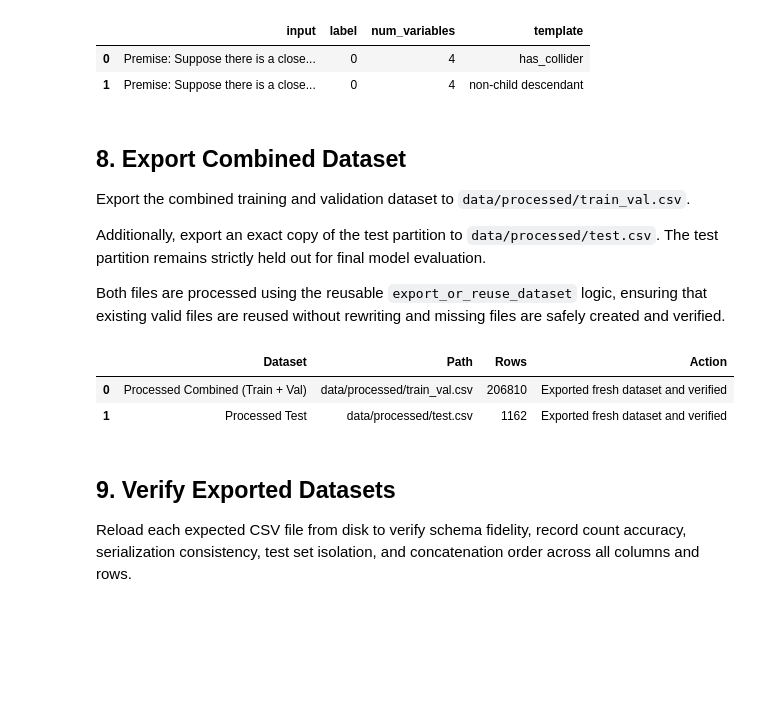
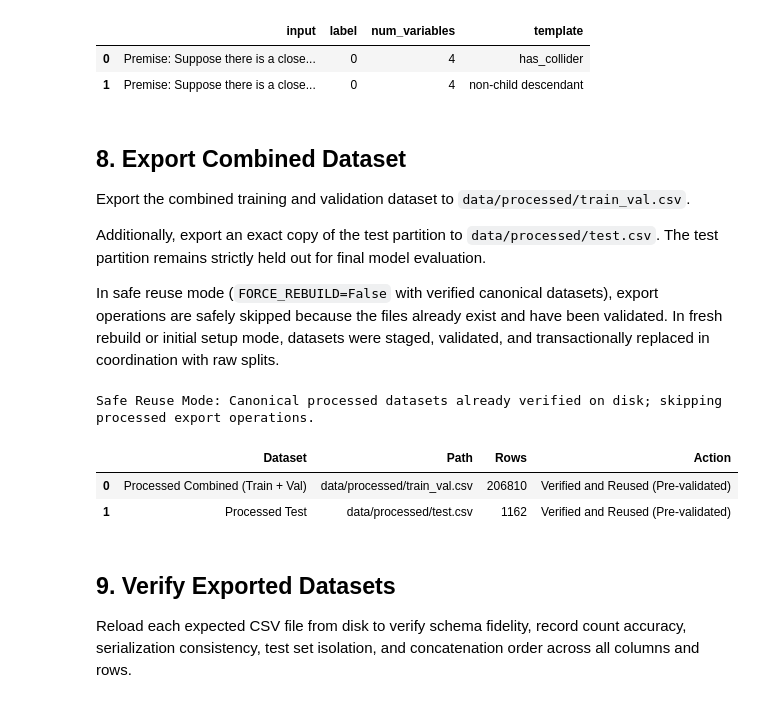
Before and after one commit to alpha-sml/causal-nlp-reasoning, a Jupyter notebook: 00_setup.ipynb, the cells around one changed output. Cells and saved outputs as stored; diff of their text form; code cells hidden in the pictures; blank space fills up the shorter version.

```diff
--- a/00_setup.ipynb
+++ b/00_setup.ipynb
@@ -454,9 +1013,14 @@ Concatenate the original training (`205,734` rows) and validation (`1,076` rows)
 - **Final Retraining**: After optimal model architecture and hyperparameters are finalized, retraining on the combined training and validation data maximizes exposure to the full training distribution.
 - **Test Set Isolation**: The test set is held out strictly for final evaluation and must never be included in the combined training corpus or used for hyperparameter selection.
 # %%
-# Downstream processed files are strictly regenerated from the freshly exported raw splits
-df_raw_train_fresh = pd.read_csv(EXPECTED_EXPORT_PATHS["raw_train"])
-df_raw_val_fresh = pd.read_csv(EXPECTED_EXPORT_PATHS["raw_val"])
+if dataset is None and not FORCE_REBUILD:
+    df_raw_train_fresh = df_train
+    df_raw_val_fresh = df_val
+else:
+    # Downstream processed files are strictly regenerated from the freshly exported raw splits
+    df_raw_train_fresh = pd.read_csv(EXPECTED_EXPORT_PATHS["raw_train"])
+    df_raw_val_fresh = pd.read_csv(EXPECTED_EXPORT_PATHS["raw_val"])
+
 df_combined = pd.concat([df_raw_train_fresh, df_raw_val_fresh], ignore_index=True)
 
 # Verify row count equality
@@ -487,20 +1051,24 @@ Export the combined training and validation dataset to `data/processed/train_val
 
 Additionally, export an exact copy of the test partition to `data/processed/test.csv`. The test partition remains strictly held out for final model evaluation.
 
-Both files are processed using the reusable `export_or_reuse_dataset` logic, ensuring that existing valid files are reused without rewriting and missing files are safely created and verified.
+In safe reuse mode (`FORCE_REBUILD=False` with verified canonical datasets), export operations are safely skipped because the files already exist and have been validated. In fresh rebuild or initial setup mode, datasets were staged, validated, and transactionally replaced in coordination with raw splits.
 # %%
-# Export processed datasets regenerated from fresh raw splits
-df_raw_test_fresh = pd.read_csv(EXPECTED_EXPORT_PATHS["raw_test"])
-processed_export_reports = [
-    export_dataset(EXPECTED_EXPORT_PATHS["processed_train_val"], df_combined, "Processed Combined (Train + Val)", force_rebuild=FORCE_REBUILD),
-    export_dataset(EXPECTED_EXPORT_PATHS["processed_test"], df_raw_test_fresh, "Processed Test", force_rebuild=FORCE_REBUILD),
-]
+if dataset is None and not FORCE_REBUILD:
+    print("Safe Reuse Mode: Canonical processed datasets already verified on disk; skipping processed export operations.")
+    processed_export_reports = [
+        {"Dataset": "Processed Combined (Train + Val)", "Path": str(EXPECTED_EXPORT_PATHS["processed_train_val"].relative_to(REPO_ROOT)), "Rows": len(df_combined), "Action": "Verified and Reused (Pre-validated)"},
+        {"Dataset": "Processed Test", "Path": str(EXPECTED_EXPORT_PATHS["processed_test"].relative_to(REPO_ROOT)), "Rows": len(df_test), "Action": "Verified and Reused (Pre-validated)"},
+    ]
+else:
+    # Processed datasets were staged, validated, and transactionally replaced in coordination with raw splits
+    processed_export_reports = [r for r in transaction_reports if "Processed" in r["Dataset"]]
 
 display(pd.DataFrame(processed_export_reports))
 # %% [output]
+Safe Reuse Mode: Canonical processed datasets already verified on disk; skipping processed export operations.
 |  | Dataset | Path | Rows | Action |
-| 0 | Processed Combined (Train + Val) | data/processed/train_val.csv | 206810 | Exported fresh dataset and verified |
-| 1 | Processed Test | data/processed/test.csv | 1162 | Exported fresh dataset and verified |
+| 0 | Processed Combined (Train + Val) | data/processed/train_val.csv | 206810 | Verified and Reused (Pre-validated) |
+| 1 | Processed Test | data/processed/test.csv | 1162 | Verified and Reused (Pre-validated) |
 # %% [markdown]
 ## 9. Verify Exported Datasets
 
```
Also changed, not shown: parts of 10 cells of this notebook, 6 other files.
